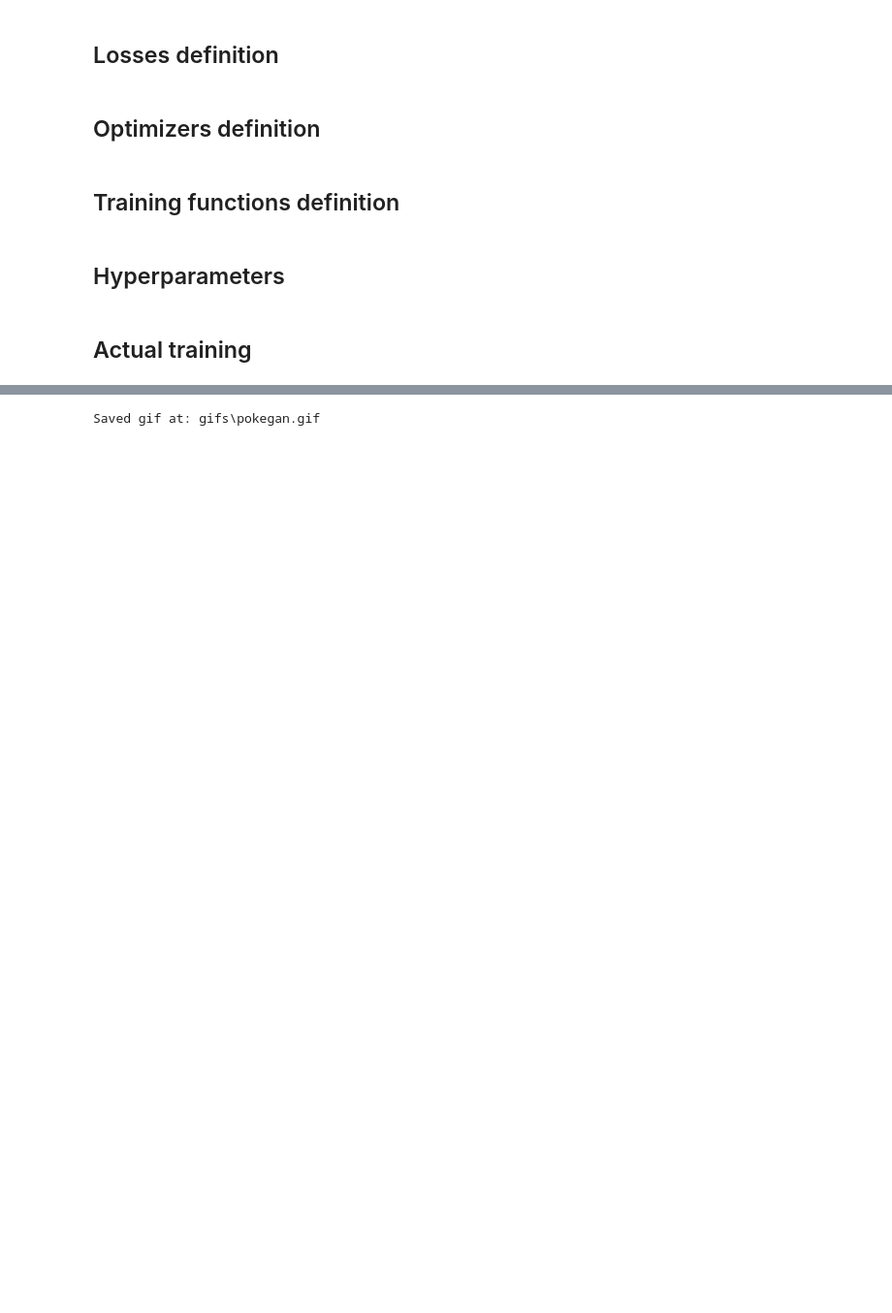
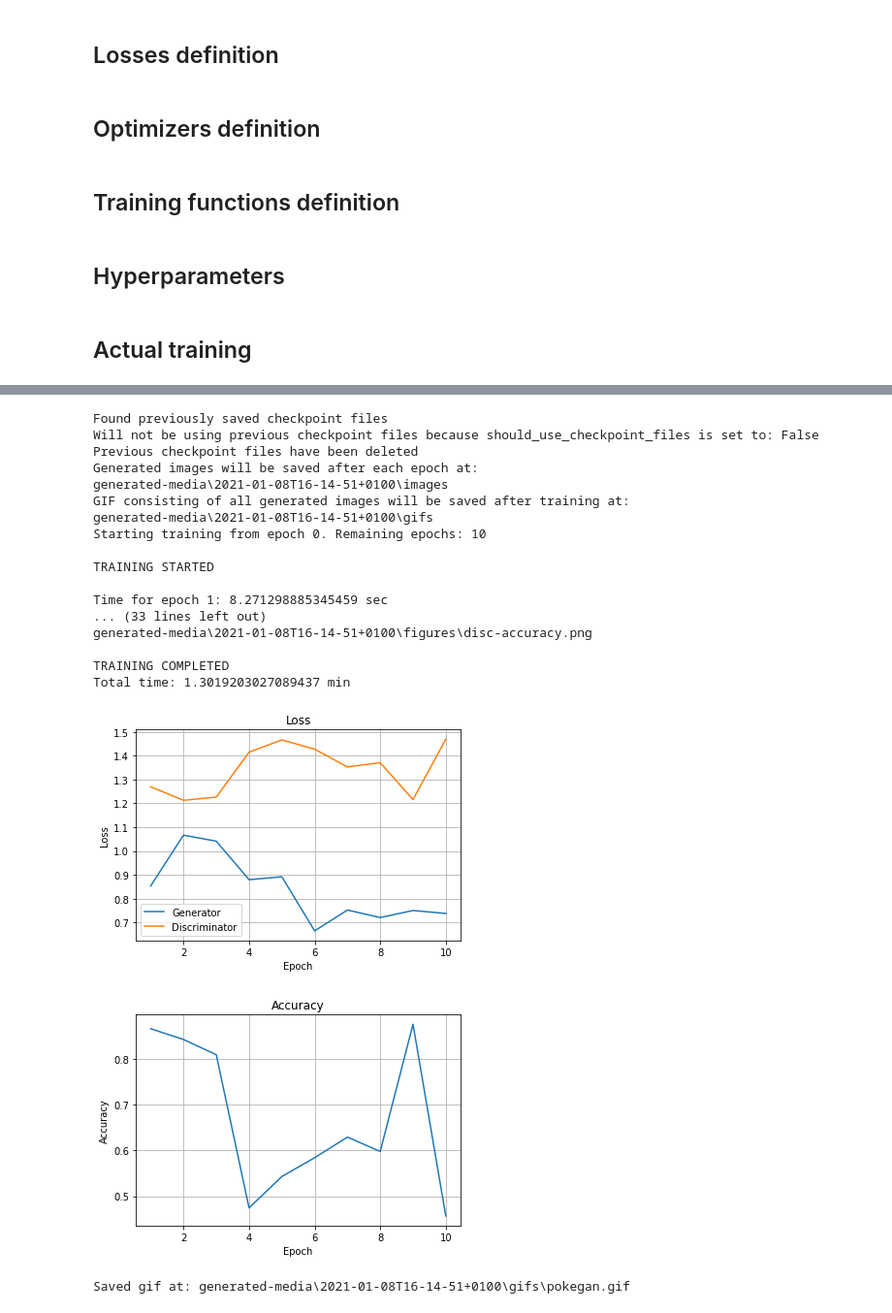
Before and after one commit to nicoburkart/pokegan, a Jupyter notebook: main.ipynb, the cells around one changed output, grey strips where cells are left out. Shown at 97% size. Cells and saved outputs as stored; diff of their text form; code cells hidden in the pictures; blank space fills up the shorter version.

Commit message:
Made changes to the way how all generated images etc are saved

```diff
--- a/main.ipynb
+++ b/main.ipynb
@@ -49,7 +50,7 @@ def create_generator():
     model.add(InputLayer(input_shape=(128,)))
 
     # TODO: Warum wird der Bias nicht benötigt? Warum brauchen wir für jeden Graustufen-Wert ein eigenes Feature?
-    model.add(Dense(units=2048, use_bias=False))
+    model.add(Dense(units=4 * 4 * 128, use_bias=False))
 
     model.add(Reshape(target_shape=(4, 4, 128)))
 
@@ -302,9 +303,13 @@ discriminator_checkpoints_dir_url = os.path.join('checkpoints', 'discriminator')
+# %%
+end_epoch = 10
+
+# URLs
+generator_checkpoints_dir_url = os.path.join('checkpoints', 'generator')
+discriminator_checkpoints_dir_url = os.path.join('checkpoints', 'discriminator')
+# Directory which stores all generated media in its subdirectories (i.e. the generated Pokémon from the seed, the gif which shows the progress throughout all epochs and the evaluation figures constructed at the end of the training)
+generated_media_dir_url = 'generated-media'
+
+# Controls whether previously saved checkpoint files should be used or not
+should_use_checkpoint_files = False
 # %% [markdown]
 ## Actual training
-# %%
-if SaveController.are_checkpoint_weights_available(generator_checkpoints_dir_url, discriminator_checkpoints_dir_url):
-    last_completed_epoch = SaveController.load_checkpoint_weights(generator, discriminator, generator_checkpoints_dir_url, discriminator_checkpoints_dir_url)
-    print(f'Continuing training from epoch {last_completed_epoch + 1}. Remaining epochs: {len(epochs) - last_completed_epoch}\n')
-    train(train_dataset, epochs[last_completed_epoch:])
-else:
-    train(train_dataset, epochs)
@@ -331,4 +316,55 @@ Total time: 36.04300184647242 min
+# %%
+do_checkpoint_files_exist = SaveController.do_checkpoint_files_exist(generator_checkpoints_dir_url, discriminator_checkpoints_dir_url)
+
+if do_checkpoint_files_exist:
+    print('Found previously saved checkpoint files')
+    if should_use_checkpoint_files:
+        print(f'Will be using previous checkpoint files because should_use_checkpoint_files is set to: {should_use_checkpoint_files}')
+        last_created_generated_media_subdir_url = SaveController.get_last_created_subdir_url(generated_media_dir_url)
+        generated_images_dir_url = os.path.join(last_created_generated_media_subdir_url, 'images')
+        generated_gifs_dir_url = os.path.join(last_created_generated_media_subdir_url, 'gifs')
+        generated_figures_dir_url = os.path.join(last_created_generated_media_subdir_url, 'figures')
+        last_completed_epoch = SaveController.load_latest_checkpoint_files(generator, discriminator, generator_checkpoints_dir_url, discriminator_checkpoints_dir_url)
+        start_epoch = last_completed_epoch + 1
+    else:
+        print(f'Will not be using previous checkpoint files because should_use_checkpoint_files is set to: {should_use_checkpoint_files}')
+        SaveController.delete_checkpoint_files(generator_checkpoints_dir_url, discriminator_checkpoints_dir_url)
+        print('Previous checkpoint files have been deleted')
+
+        generated_images_dir_url, generated_gifs_dir_url, generated_figures_dir_url = SaveController.get_new_generated_media_subdir_urls(generated_media_dir_url)
+        SaveController.create_generated_media_dirs(generated_images_dir_url, generated_gifs_dir_url, generated_figures_dir_url)
+        start_epoch = 0
+else:
+    print('Did not find any previously saved checkpoint files')
+    generated_images_dir_url, generated_gifs_dir_url, generated_figures_dir_url = SaveController.get_new_generated_media_subdir_urls(generated_media_dir_url)
+    SaveController.create_generated_media_dirs(generated_images_dir_url, generated_gifs_dir_url, generated_figures_dir_url)
+    SaveController.create_checkpoint_dirs(generator_checkpoints_dir_url, discriminator_checkpoints_dir_url)
+    start_epoch = 0
+
+
+print(f'Starting training from epoch {start_epoch}. Remaining epochs: {end_epoch - start_epoch}')
+train(train_dataset, range(start_epoch + 1, end_epoch + 1), generated_images_dir_url, generated_figures_dir_url)
+# %% [output]
+Found previously saved checkpoint files
+Will not be using previous checkpoint files because should_use_checkpoint_files is set to: False
+Previous checkpoint files have been deleted
+Generated images will be saved after each epoch at:
+generated-media\2021-01-08T16-14-51+0100\images
+GIF consisting of all generated images will be saved after training at:
+generated-media\2021-01-08T16-14-51+0100\gifs
+Starting training from epoch 0. Remaining epochs: 10
+
+TRAINING STARTED
+
+Time for epoch 1: 8.271298885345459 sec
+... (33 lines left out)
+generated-media\2021-01-08T16-14-51+0100\figures\disc-accuracy.png
+
+TRAINING COMPLETED
+Total time: 1.3019203027089437 min
+[figure, added]
+[figure, added]
 # %%
-ImageController.create_and_save_gif(image_dir_url='generated-images', output_url=os.path.join('gifs', 'pokegan.gif'))
+ImageController.create_and_save_gif(image_dir_url=generated_images_dir_url, output_url=os.path.join(generated_gifs_dir_url, 'pokegan.gif'))
 # %% [output]
-Saved gif at: gifs\pokegan.gif
+Saved gif at: generated-media\2021-01-08T16-14-51+0100\gifs\pokegan.gif
```
Also changed, not shown: parts of 11 cells of this notebook, 4 other files.
